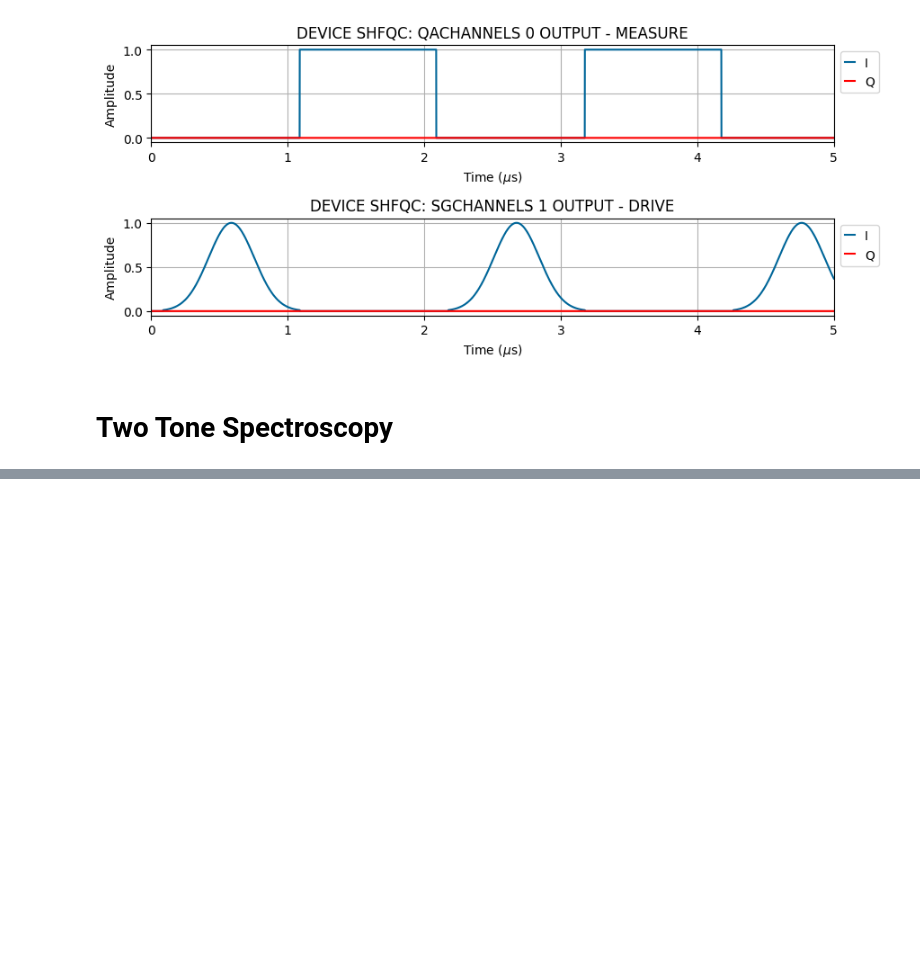
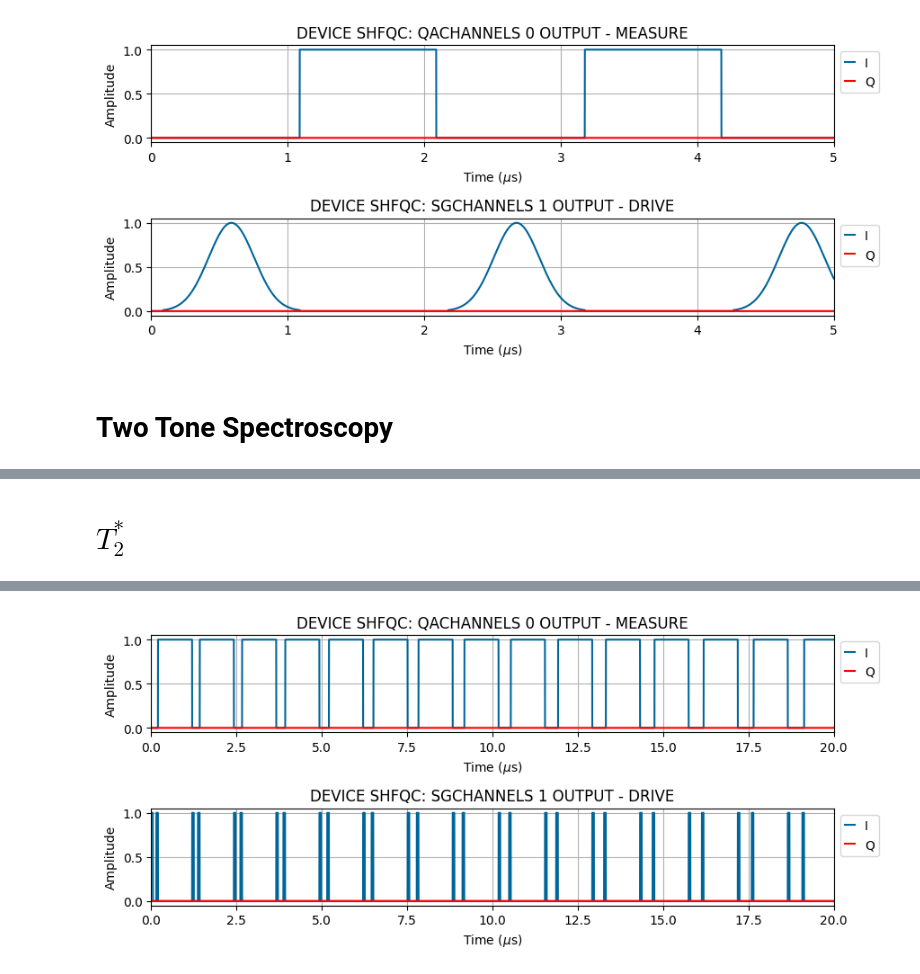
Before and after one commit to Harrbit/Qubit_Design, a Jupyter notebook: measurements/basic_characterization/BasicCharacterizationExp.ipynb, the cells around one changed output, grey strips where cells are left out. Drawn from its saved outputs; the diff is of its cells as text; code cells hidden in the pictures; blank space fills up the shorter version.

```diff
--- a/measurements/basic_characterization/BasicCharacterizationExp.ipynb
+++ b/measurements/basic_characterization/BasicCharacterizationExp.ipynb
@@ -133,0 +209,7 @@ plot_simulation(instance_TwoToneSpec.compiled_exp_instance, 0, 10e-6)
+# %% [markdown]
+# $T_2^*$
+# %%
+instance_Ramsey = Ramsey()
+data_Ramsey = instance_Ramsey.run_experiment()
+plot_simulation(instance_Ramsey.compiled_exp_instance, 0e-6, 20e-6)
+# %% [output]
@@ -133,0 +233 @@ plot_simulation(instance_TwoToneSpec.compiled_exp_instance, 0, 10e-6)
+[figure, added]
```
Also changed, not shown: parts of 12 cells of this notebook, 3 other files.
